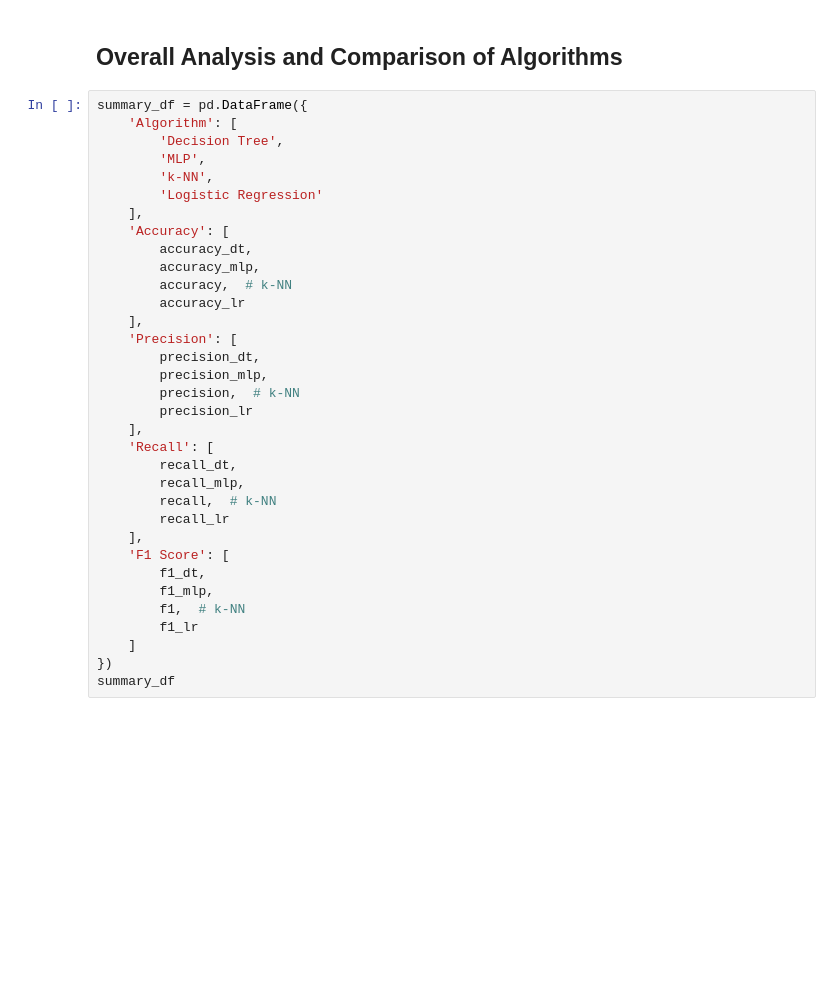
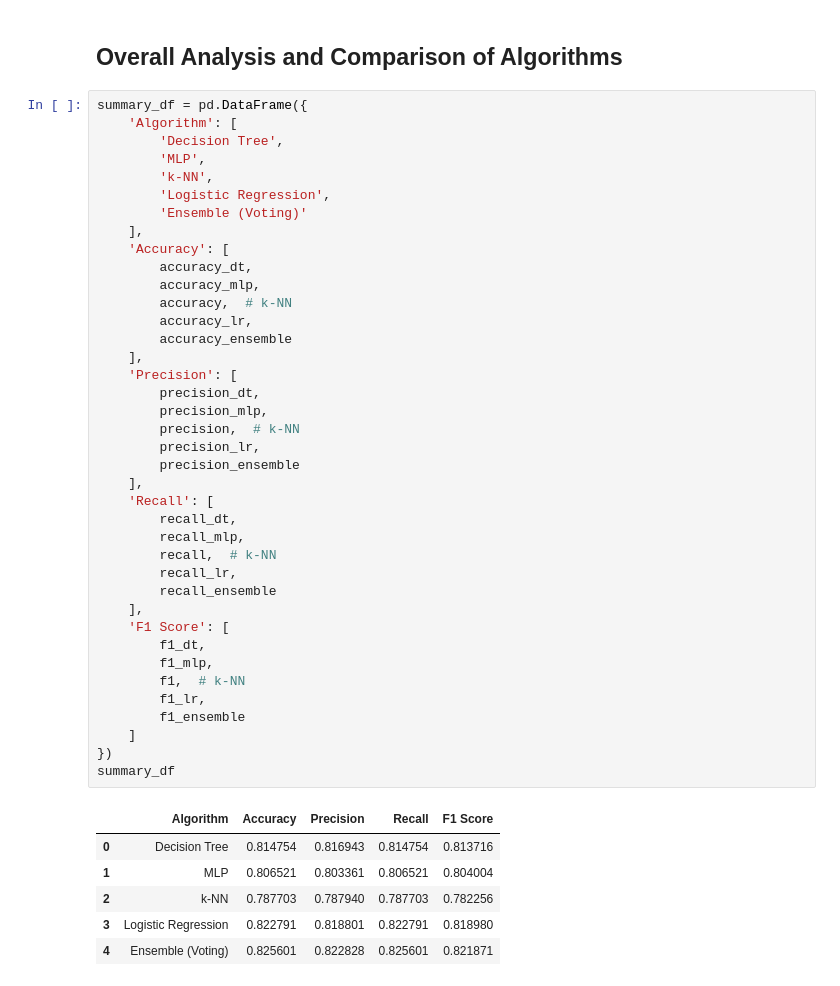
Before and after one commit to diogovenade/ia-academic-success, a Jupyter notebook: academic_success.ipynb, the cells around one changed output. Cells and saved outputs as stored; diff of their text form; blank space fills up the shorter version.

Commit message:
ran all models with ensemble

```diff
--- a/academic_success.ipynb
+++ b/academic_success.ipynb
@@ -432,37 +563,49 @@ print("Ensemble Confusion Matrix:\n", cm_ensemble)
 # %%
 summary_df = pd.DataFrame({
     'Algorithm': [
         'Decision Tree',
         'MLP',
         'k-NN',
-        'Logistic Regression'
+        'Logistic Regression',
+        'Ensemble (Voting)'
     ],
     'Accuracy': [
         accuracy_dt,
         accuracy_mlp,
         accuracy,  # k-NN
-        accuracy_lr
+        accuracy_lr,
+        accuracy_ensemble
     ],
     'Precision': [
         precision_dt,
         precision_mlp,
         precision,  # k-NN
-        precision_lr
+        precision_lr,
+        precision_ensemble
     ],
     'Recall': [
         recall_dt,
         recall_mlp,
         recall,  # k-NN
-        recall_lr
+        recall_lr,
+        recall_ensemble
     ],
     'F1 Score': [
         f1_dt,
         f1_mlp,
         f1,  # k-NN
-        f1_lr
+        f1_lr,
+        f1_ensemble
     ]
 })
 summary_df
+# %% [output]
+|  | Algorithm | Accuracy | Precision | Recall | F1 Score |
+| 0 | Decision Tree | 0.814754 | 0.816943 | 0.814754 | 0.813716 |
+| 1 | MLP | 0.806521 | 0.803361 | 0.806521 | 0.804004 |
+| 2 | k-NN | 0.787703 | 0.787940 | 0.787703 | 0.782256 |
+| 3 | Logistic Regression | 0.822791 | 0.818801 | 0.822791 | 0.818980 |
+| 4 | Ensemble (Voting) | 0.825601 | 0.822828 | 0.825601 | 0.821871 |
 # %%
 # Plot comparison of metrics
 metrics = ['Accuracy', 'Precision', 'Recall', 'F1 Score']
```
Also changed, not shown: parts of 19 cells of this notebook.
